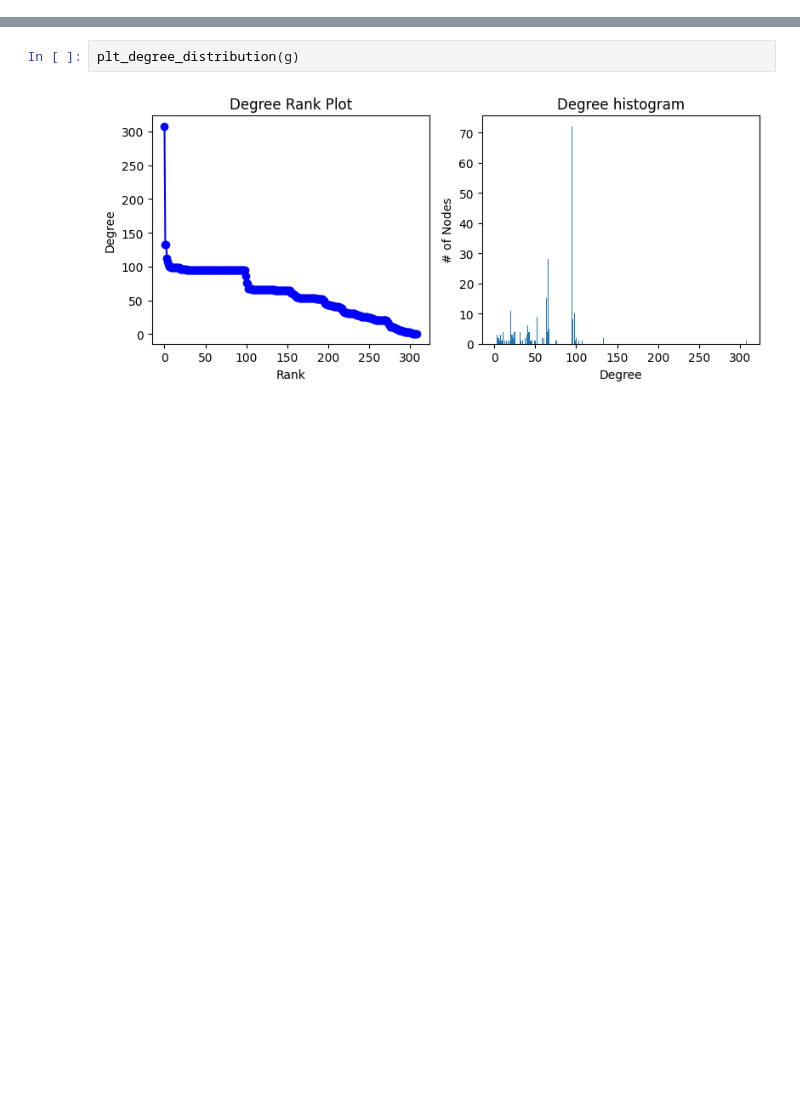
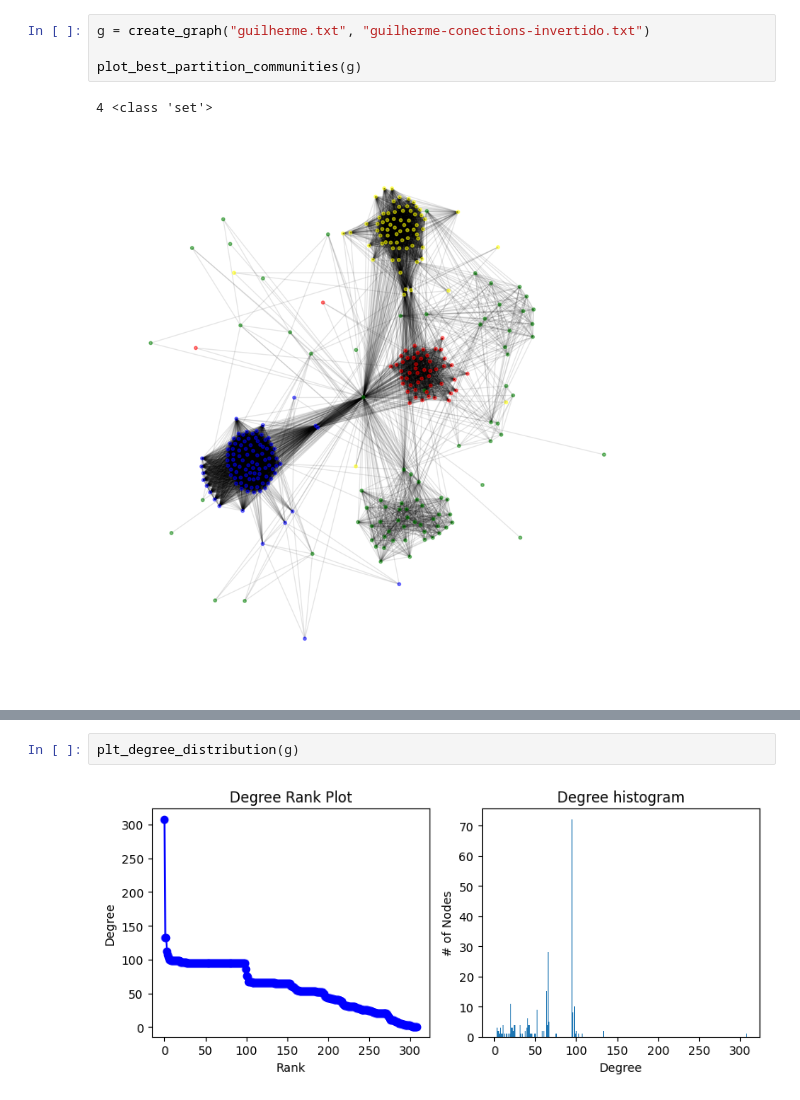
Before and after one commit to dudu-miranda/tp-redesComplexas, a Jupyter notebook: graf.ipynb, the cells around one changed output, grey strips where cells are left out. Saved outputs shown, nothing was run; the diff lists cells and outputs as text; blank space fills up the shorter version.

```diff
--- a/graf.ipynb
+++ b/graf.ipynb
@@ -24,0 +310,7 @@ nx.draw(remove, pos, node_size=20, node_color='blue', alpha=0.5, linewidths=0.05
+# %%
+g = create_graph("guilherme.txt", "guilherme-conections-invertido.txt")
+
+plot_best_partition_communities(g)
+# %% [output]
+4 <class 'set'>
+[figure, added]
```
Also changed, not shown: parts of 31 cells of this notebook.
